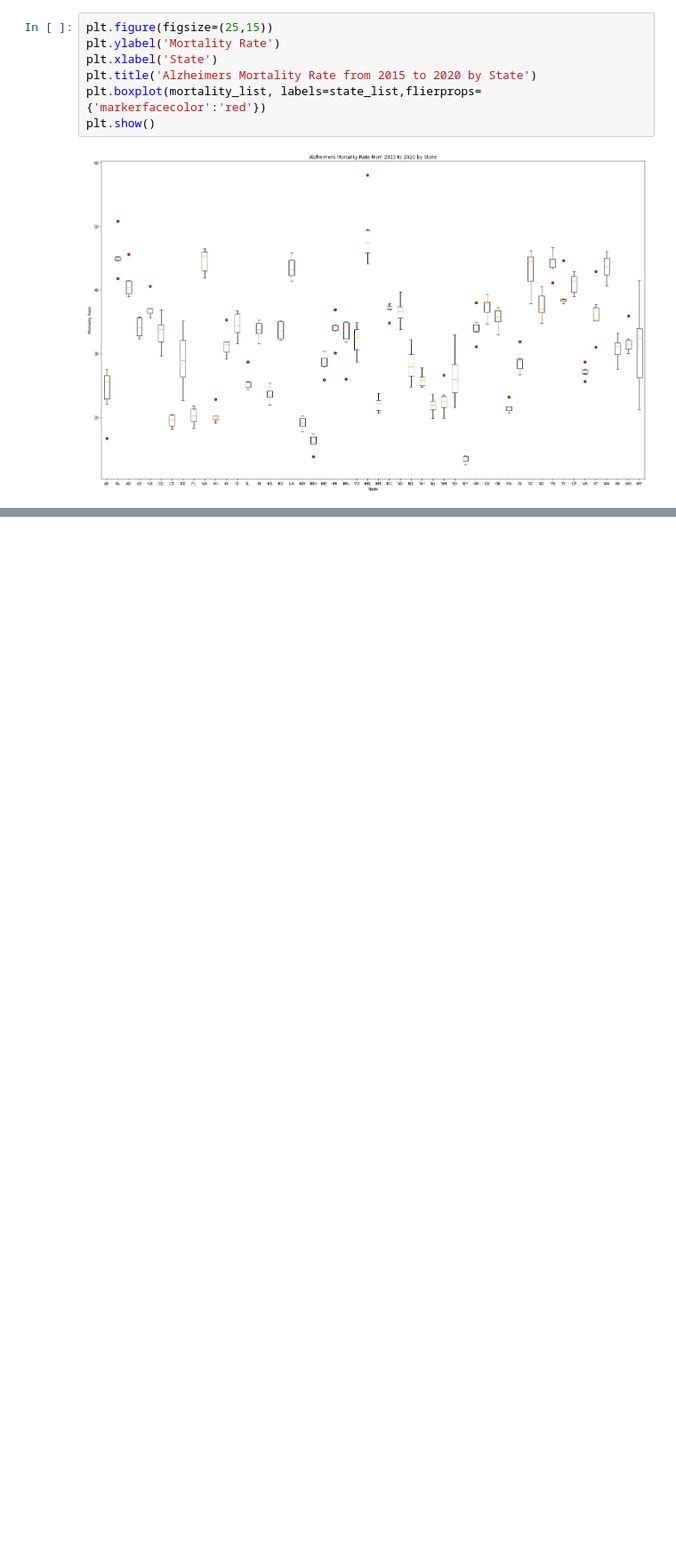
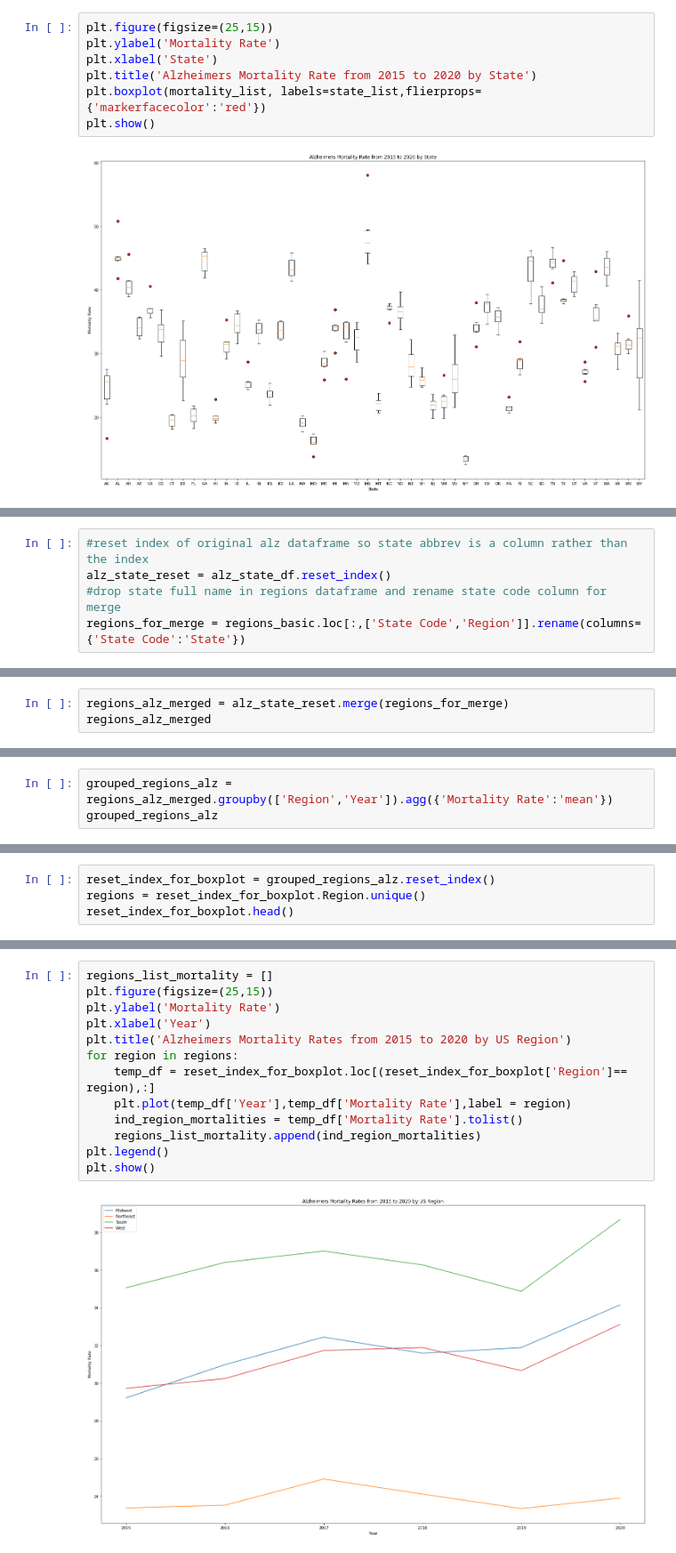
Before and after one commit to NoorBelhaj/Group-5-Project, a Jupyter notebook: Alz_Mortality.ipynb, the cells around one changed output, grey strips where cells are left out. Shown at 89% size. Saved outputs shown, nothing was run; the diff lists cells and outputs as text; blank space fills up the shorter version.

```diff
--- a/Alz_Mortality.ipynb
+++ b/Alz_Mortality.ipynb
@@ -53,0 +79,5 @@ plt.show()
+# %%
+#reset index of original alz dataframe so state abbrev is a column rather than the index
+alz_state_reset = alz_state_df.reset_index()
+#drop state full name in regions dataframe and rename state code column for merge
+regions_for_merge = regions_basic.loc[:,['State Code','Region']].rename(columns={'State Code':'State'})
@@ -53,0 +102,3 @@ plt.show()
+# %%
+regions_alz_merged = alz_state_reset.merge(regions_for_merge)
+regions_alz_merged
@@ -53,0 +119,3 @@ plt.show()
+# %%
+grouped_regions_alz = regions_alz_merged.groupby(['Region','Year']).agg({'Mortality Rate':'mean'})
+grouped_regions_alz
@@ -53,0 +141,4 @@ plt.show()
+# %%
+reset_index_for_boxplot = grouped_regions_alz.reset_index()
+regions = reset_index_for_boxplot.Region.unique()
+reset_index_for_boxplot.head()
@@ -53,0 +152,15 @@ plt.show()
+# %%
+regions_list_mortality = []
+plt.figure(figsize=(25,15))
+plt.ylabel('Mortality Rate')
+plt.xlabel('Year')
+plt.title('Alzheimers Mortality Rates from 2015 to 2020 by US Region')
+for region in regions:
+    temp_df = reset_index_for_boxplot.loc[(reset_index_for_boxplot['Region']== region),:]
+    plt.plot(temp_df['Year'],temp_df['Mortality Rate'],label = region)
+    ind_region_mortalities = temp_df['Mortality Rate'].tolist()
+    regions_list_mortality.append(ind_region_mortalities)
+plt.legend()
+plt.show()
+# %% [output]
+[figure, added]
```
Also changed, not shown: parts of 11 cells of this notebook, 2 other files.
